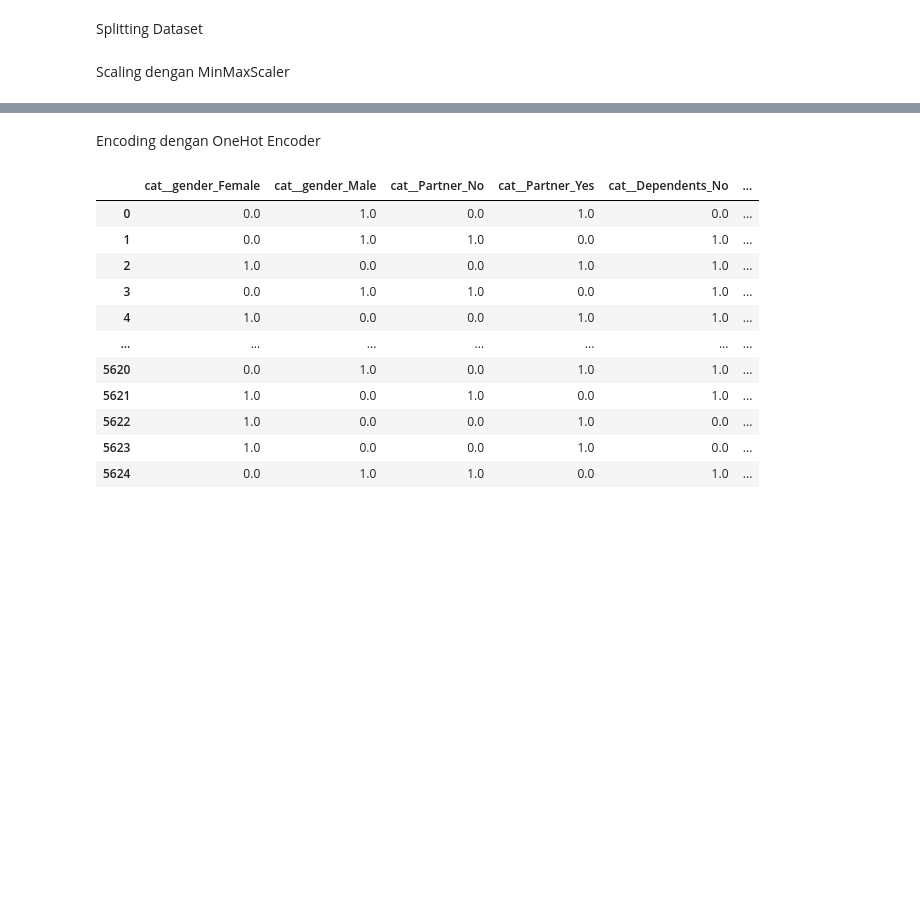
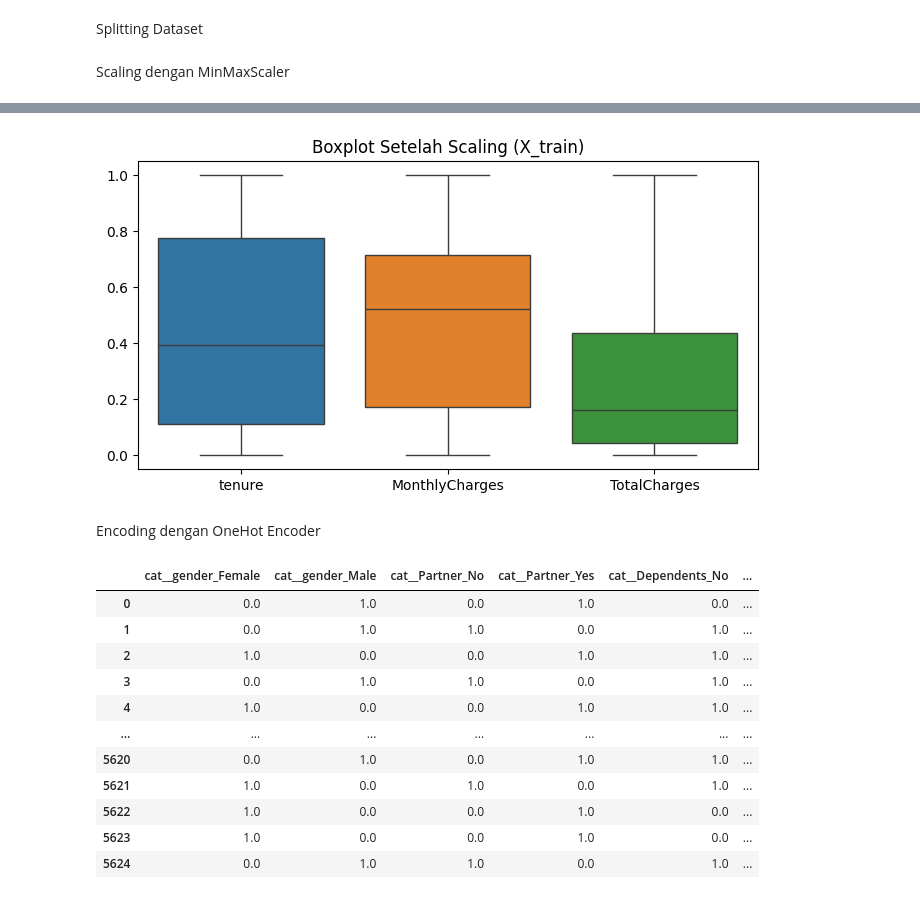
Before and after one commit to nailathaya/Pembelajaran-Mesin-Telco-Customer-Churn, a Jupyter notebook: tubes_pemsin.ipynb, the cells around one changed output, grey strips where cells are left out. Cells and saved outputs as stored; diff of their text form; code cells hidden in the pictures; blank space fills up the shorter version.

```diff
--- a/tubes_pemsin.ipynb
+++ b/tubes_pemsin.ipynb
@@ -152,6 +159,13 @@ num_cols = df.select_dtypes(include=['number']).columns.tolist()
 scaler = MinMaxScaler()
 X_train[num_cols] = scaler.fit_transform(X_train[num_cols])
 X_test[num_cols] = scaler.transform(X_test[num_cols])
+# %%
+plt.figure(figsize=(8, 4))
+sns.boxplot(data=X_train[num_cols].drop(columns=['SeniorCitizen']))
+plt.title("Boxplot Setelah Scaling (X_train)")
+plt.show()
+# %% [output]
+[figure, added]
 # %% [markdown]
 Encoding dengan OneHot Encoder
 # %%
```
Also changed, not shown: parts of 2 cells of this notebook, 1 other file.
